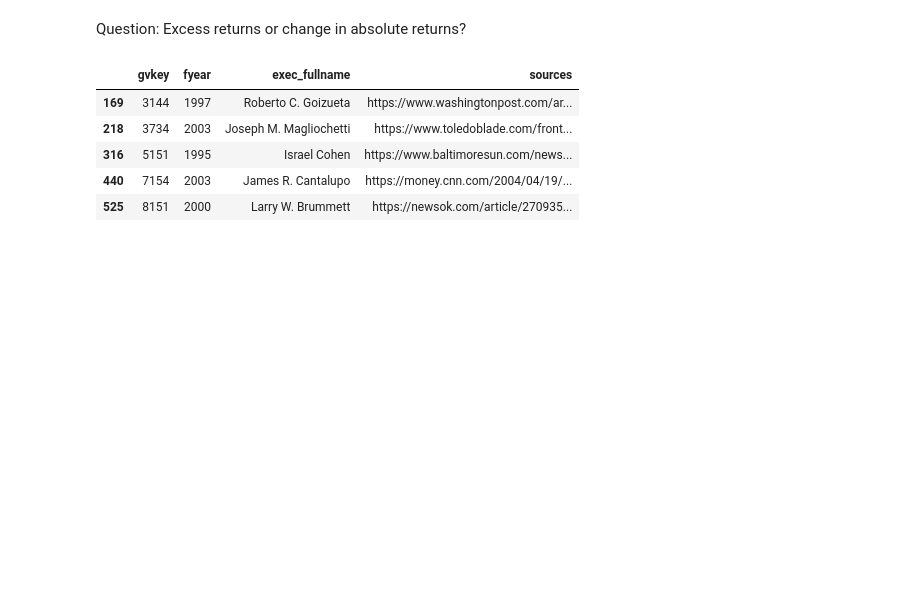
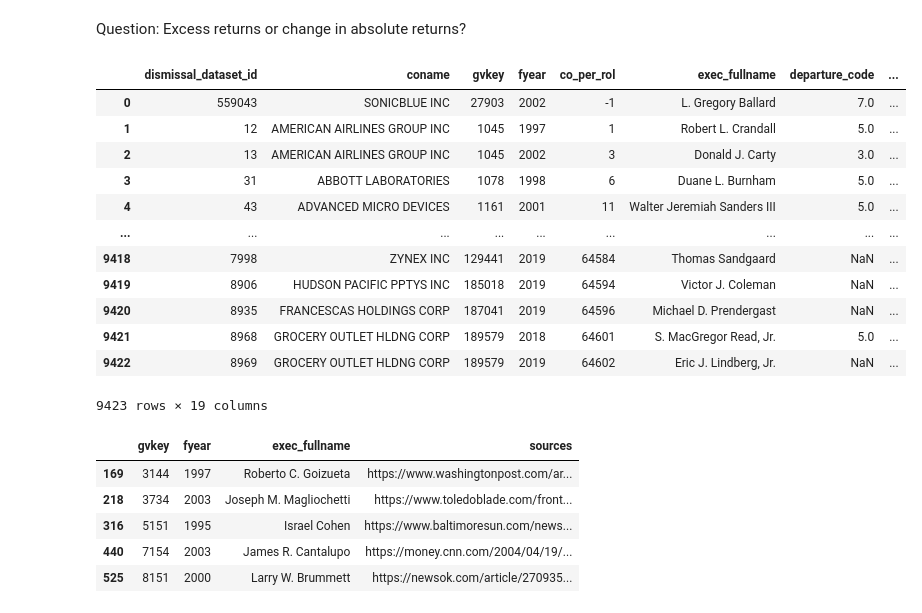
Before and after one commit to sethjpete/ceo_deaths, a Jupyter notebook: initial.ipynb, the cells around one changed output. Saved outputs shown, nothing was run; the diff lists cells and outputs as text; code cells hidden in the pictures; blank space fills up the shorter version.

```diff
--- a/initial.ipynb
+++ b/initial.ipynb
@@ -16,6 +16,22 @@ For interrupted TS:
 - Compute change in excess return
 # %% [markdown]
 Question: Excess returns or change in absolute returns?
+# %%
+pd.read_csv('https://raw.githubusercontent.com/rfordatascience/tidytuesday/master/data/2021/2021-04-27/departures.csv')
+# %% [output]
+|  | dismissal_dataset_id | coname | gvkey | fyear | co_per_rol | exec_fullname | departure_code | ... |
+| 0 | 559043 | SONICBLUE INC | 27903 | 2002 | -1 | L. Gregory Ballard | 7.0 | ... |
+| 1 | 12 | AMERICAN AIRLINES GROUP INC | 1045 | 1997 | 1 | Robert L. Crandall | 5.0 | ... |
+| 2 | 13 | AMERICAN AIRLINES GROUP INC | 1045 | 2002 | 3 | Donald J. Carty | 3.0 | ... |
+| 3 | 31 | ABBOTT LABORATORIES | 1078 | 1998 | 6 | Duane L. Burnham | 5.0 | ... |
+| 4 | 43 | ADVANCED MICRO DEVICES | 1161 | 2001 | 11 | Walter Jeremiah Sanders III | 5.0 | ... |
+| ... | ... | ... | ... | ... | ... | ... | ... | ... |
+| 9418 | 7998 | ZYNEX INC | 129441 | 2019 | 64584 | Thomas Sandgaard | NaN | ... |
+| 9419 | 8906 | HUDSON PACIFIC PPTYS INC | 185018 | 2019 | 64594 | Victor J. Coleman | NaN | ... |
+| 9420 | 8935 | FRANCESCAS HOLDINGS CORP | 187041 | 2019 | 64596 | Michael D. Prendergast | NaN | ... |
+| 9421 | 8968 | GROCERY OUTLET HLDNG CORP | 189579 | 2018 | 64601 | S. MacGregor Read, Jr. | 5.0 | ... |
+| 9422 | 8969 | GROCERY OUTLET HLDNG CORP | 189579 | 2019 | 64602 | Eric J. Lindberg, Jr. | NaN | ... |
+9423 rows × 19 columns
 # %%
 ceo_deaths = pd.read_csv('https://raw.githubusercontent.com/rfordatascience/tidytuesday/master/data/2021/2021-04-27/departures.csv')
 ceo_deaths = ceo_deaths[ceo_deaths['departure_code'] == 1]
```
Also changed, not shown: parts of 3 cells of this notebook, 4 other files.
